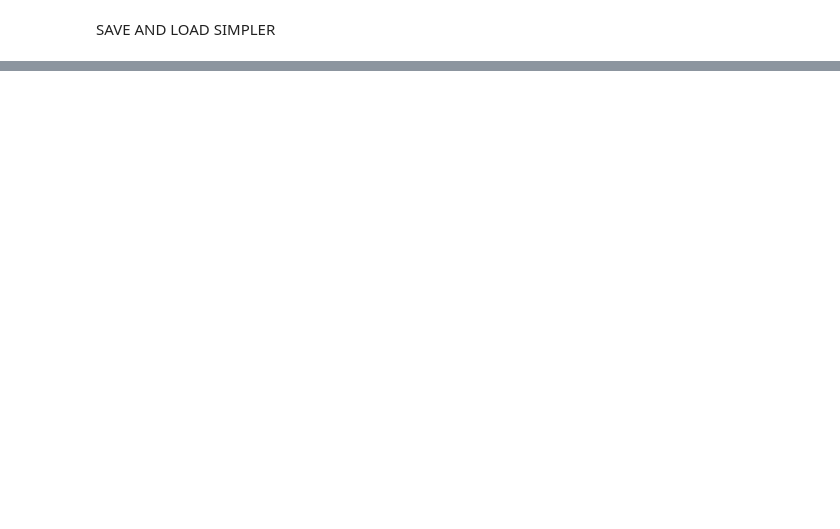
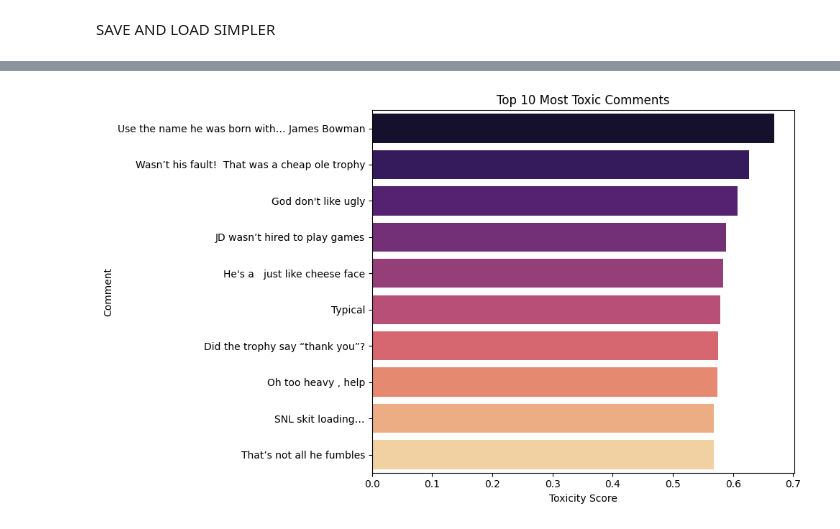
Before and after one commit to AmshuBelbase/FilterX, a Jupyter notebook: multi-label-regression.ipynb, the cells around one changed output, grey strips where cells are left out. Drawn from its saved outputs; the diff is of its cells as text; code cells hidden in the pictures; blank space fills up the shorter version.

```diff
--- a/multi-label-regression.ipynb
+++ b/multi-label-regression.ipynb
@@ -502,0 +699,12 @@ rm /kaggle/working/best_model.bin
+# %%
+top_toxic = df_combined.sort_values(by="toxicity", ascending=False).head(10)
+
+plt.figure(figsize=(10, 6))
+sns.barplot(data=top_toxic, x="toxicity", y="comment", palette="magma")
+plt.title("Top 10 Most Toxic Comments")
+plt.xlabel("Toxicity Score")
+plt.ylabel("Comment")
+plt.tight_layout()
+plt.show()
+# %% [output]
+[figure, added]
```
Also changed, not shown: parts of 14 cells of this notebook, 8 other files.
